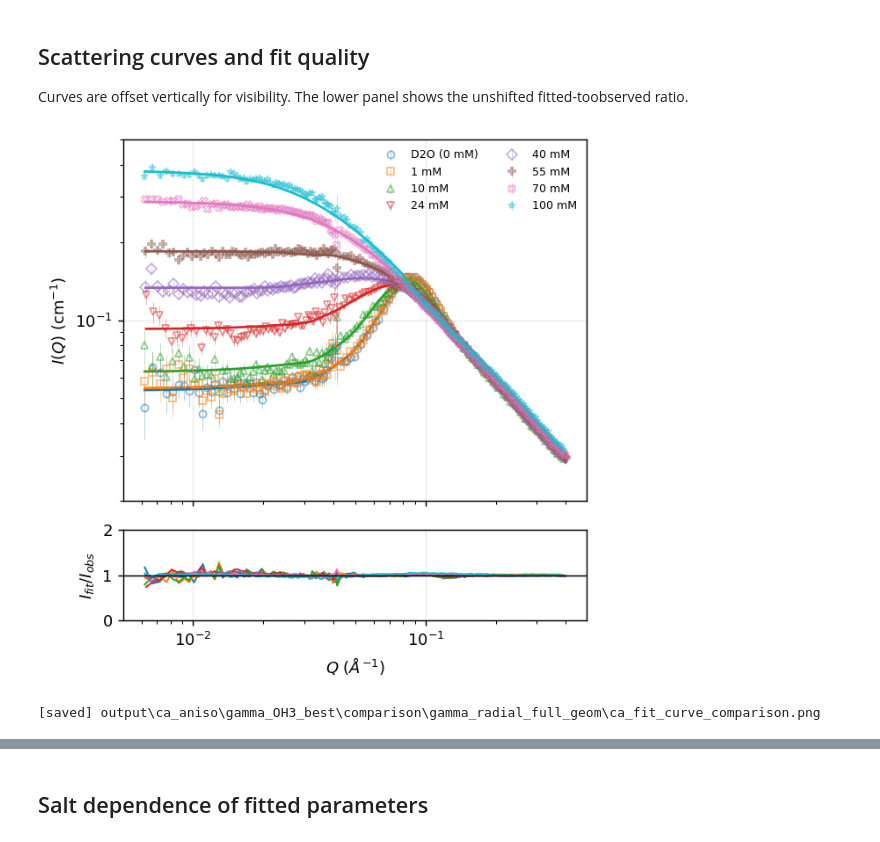
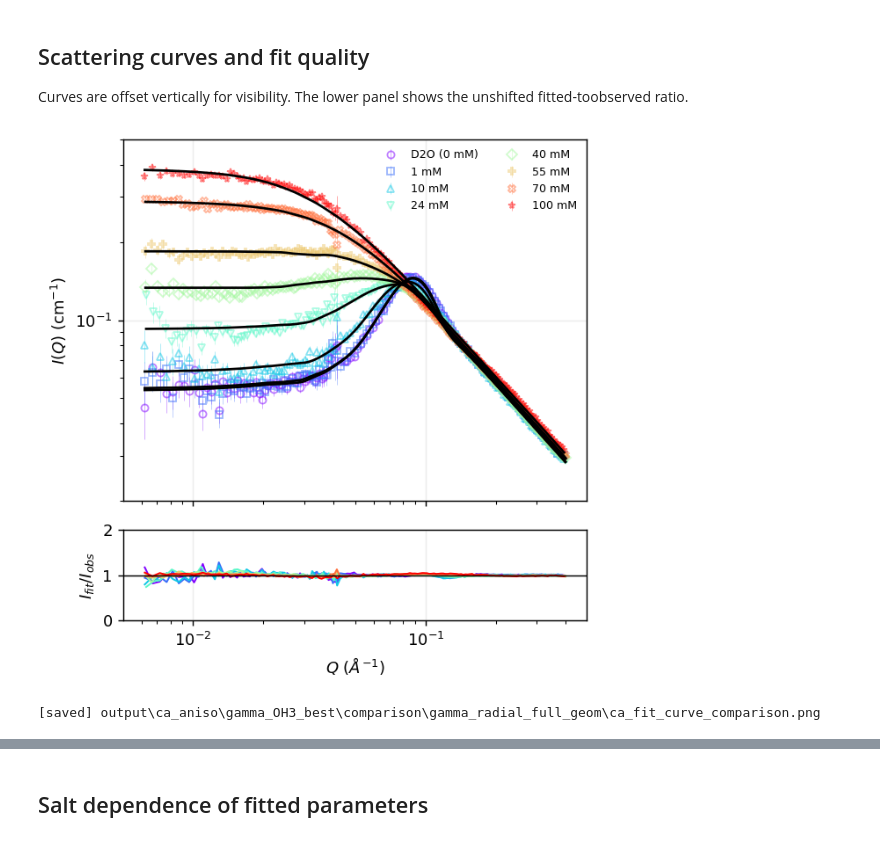
Before and after one commit to ch-tung/Randomwave_ML, a Jupyter notebook: randomcxl/smpl/curvefit/cf_compare_ca.ipynb, the cells around one changed output, grey strips where cells are left out. Saved outputs shown, nothing was run; the diff lists cells and outputs as text; code cells hidden in the pictures.

Commit message:
Publish finalized figure workflows and artifacts

```diff
--- a/randomcxl/smpl/curvefit/cf_compare_ca.ipynb
+++ b/randomcxl/smpl/curvefit/cf_compare_ca.ipynb
@@ -178,16 +177,17 @@ with (COMPARE_OUTPUT_DIR / 'ca_fit_parameter_comparison.csv').open('w', newline=
 
 Curves are offset vertically for visibility. The lower panel shows the unshifted fitted-toobserved ratio.
 # %%
-DISCRETE_SALT_COLORS = (
-    '#1f77b4',  # blue
-    '#ff7f0e',  # orange
-    '#2ca02c',  # green
-    '#d62728',  # red
-    '#9467bd',  # purple
-    '#8c564b',  # brown
-    '#e377c2',  # pink
-    '#17becf',  # cyan
-)
+# DISCRETE_SALT_COLORS = (
+#     '#1f77b4',  # blue
+#     '#ff7f0e',  # orange
+#     '#2ca02c',  # green
+#     '#d62728',  # red
+#     '#9467bd',  # purple
+#     '#8c564b',  # brown
+#     '#e377c2',  # pink
+#     '#17becf',  # cyan
+# )
+DISCRETE_SALT_COLORS = plt.cm.rainbow(np.linspace(0.0, 1.0, len(results)))
 DISCRETE_SALT_MARKERS = ('o', 's', '^', 'v', 'D', 'P', 'X', '*')
 if len(results) > len(DISCRETE_SALT_COLORS):
     raise ValueError('Add more DISCRETE_SALT_COLORS for the loaded Ca series')
@@ -196,34 +196,34 @@ markers = DISCRETE_SALT_MARKERS[:len(results)]
 
 fig, axes = plt.subplots(2, 1, figsize=(5.0, 5.0), sharex=True, gridspec_kw={'height_ratios': [4.0, 1.0]})
 for index, (result, color) in enumerate(zip(results, colors)):
     q, observed, error, fitted, ratio = result['curve'].T[:5]
     marker = markers[index]
     concentration = result['concentration_mM']
     label = 'D2O (0 mM)' if concentration == 0 else f'{concentration:g} mM'
     axes[0].errorbar(
         q, observed, yerr=error, fmt=marker, ms=4.5, lw=0.35,
         color=color, markerfacecolor='none', alpha=0.5, label=label,
     )
-    axes[0].plot(q, fitted, color=color, lw=1.5)
+    axes[0].plot(q, fitted, color='black', lw=1.5, zorder=10)
 
 for index, (result, color) in enumerate(zip(results, colors)):
     q, observed, error, fitted, ratio = result['curve'].T[:5]
     concentration = result['concentration_mM']
     label = 'D2O (0 mM)' if concentration == 0 else f'{concentration:g} mM'
     axes[1].plot(q, ratio, color=color, lw=1.1, label=label)
 
 axes[0].set(xscale='log', yscale='log', ylabel=r'$I(Q)$ ($\mathrm{cm}^{-1}$)')
 axes[0].legend(fontsize=7, ncol=2, frameon=False)
 axes[0].set_ylim(0.02, 0.5)
 axes[1].axhline(1.0, color='black', lw=0.8)
 axes[1].set(xlabel=r'$Q$ ($\AA^{-1}$)', ylabel=r'$I_{fit}/I_{obs}$')
 axes[1].set_ylim(0, 2)
 fig.tight_layout()
 curve_figure = COMPARE_OUTPUT_DIR / 'ca_fit_curve_comparison.png'
 fig.savefig(curve_figure, bbox_inches='tight')
 plt.show()
 print('[saved]', curve_figure)
 # %% [output]
-[figure, old version]
+[figure, new version]
 [saved] output\ca_aniso\gamma_OH3_best\comparison\gamma_radial_full_geom\ca_fit_curve_comparison.png
 # %%
```
Also changed, not shown: parts of 27 cells of this notebook, 43 other files.
